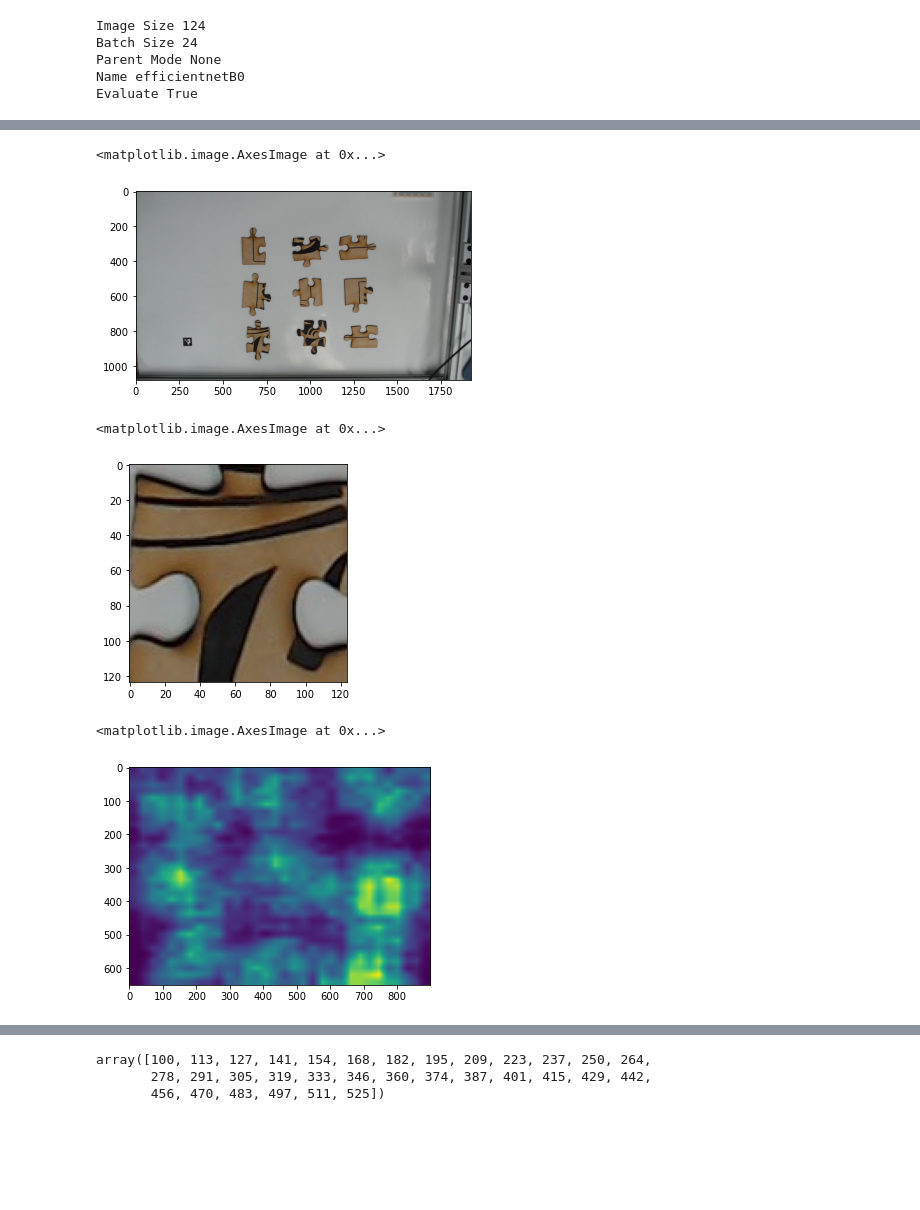
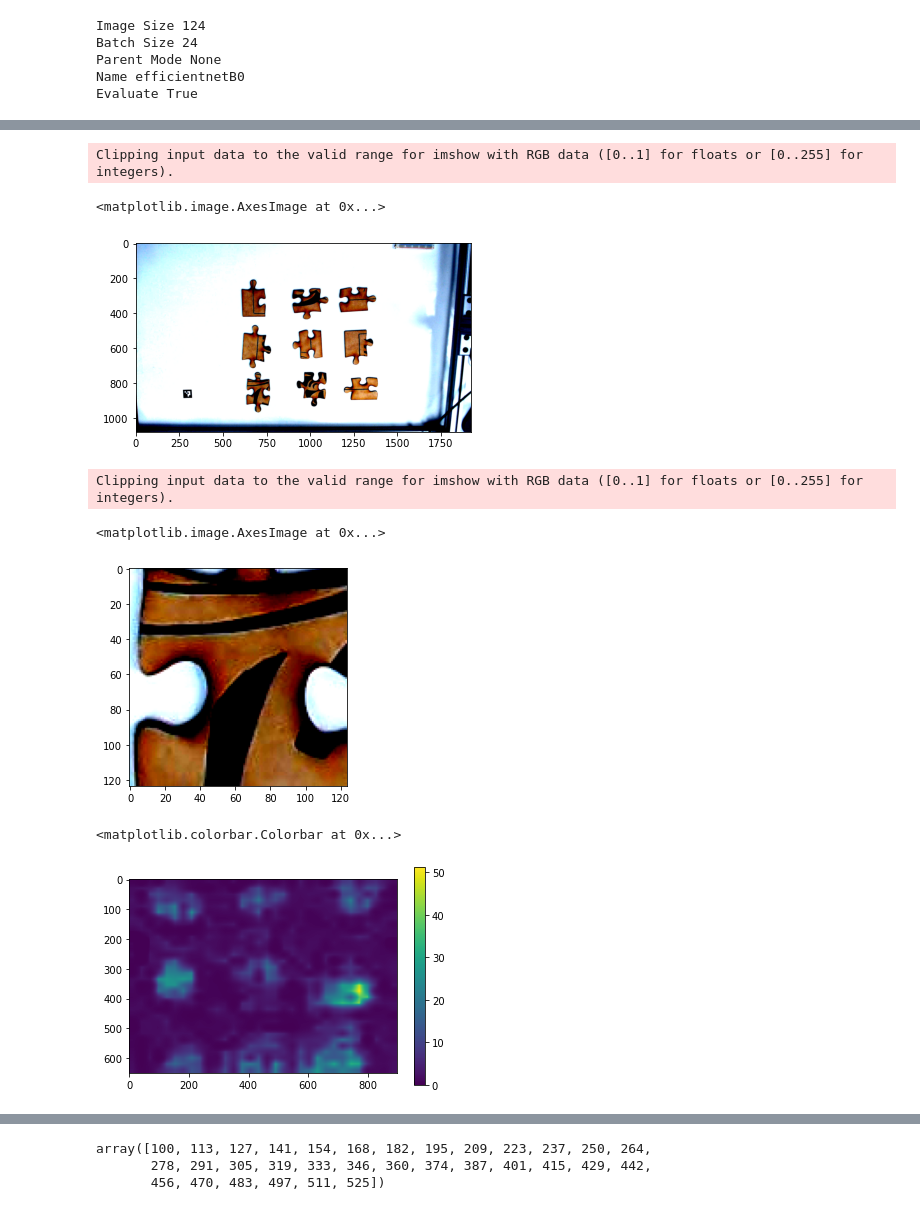
Before and after one commit to ME-134/PuzzleBot, a Jupyter notebook: vision/Pytorch Eval.ipynb, the cells around one changed output, grey strips where cells are left out. Saved outputs shown, nothing was run; the diff lists cells and outputs as text; code cells hidden in the pictures; blank space fills up the shorter version.

```diff
--- a/vision/Pytorch Eval.ipynb
+++ b/vision/Pytorch Eval.ipynb
@@ -39,7 +39,9 @@ Name efficientnetB0
 Evaluate True
 # %%
 img_big = cv2.cvtColor(cv2.imread('grid1.jpg'), cv2.COLOR_BGR2RGB)
+img_big = ((img_big / 255.0) - np.array([0.485, 0.456, 0.406])) / np.array([0.229, 0.224, 0.225])
 img = cv2.cvtColor(cv2.imread('grid2.jpg'), cv2.COLOR_BGR2RGB)
+img = ((img / 255.0) - np.array([0.485, 0.456, 0.406])) / np.array([0.229, 0.224, 0.225])
 # img = cv2.resize(img, (124, 124))
 # %%
 img_big = img_big[250:900, 500:1400]
@@ -51,15 +54,17 @@ plt.imshow(img_big)
 # %%
-plt.imshow(img)
+plt.imshow(img+0.5)
 # %% [output]
-<matplotlib.image.AxesImage at 0x...>
+Clipping input data to the valid range for imshow with RGB data ([0..1] for floats or [0..255] for integers).
+<matplotlib.image.AxesImage at 0x...>
-[figure, old version]
+[figure, new version]
 # %%
-x = 635
-y = 770
-plt.imshow(img[y:y+124*1, x:x+124*1])
+x = 630
+y = 780
+plt.imshow(img[y:y+124*1, x:x+124*1] + 0.5)
 # %% [output]
-<matplotlib.image.AxesImage at 0x...>
+Clipping input data to the valid range for imshow with RGB data ([0..1] for floats or [0..255] for integers).
+<matplotlib.image.AxesImage at 0x...>
-[figure, old version]
+[figure, new version]
 # %%
 img = img[y:y+124*1, x:x+124*1]
 # %%
@@ -78,8 +83,9 @@ for chunk in (chunks):
     score = ((ref_pred - pred) ** 2).mean().cpu().detach().numpy()
     scores.append(score)
 # %%
-plt.imshow((np.max(scores) - cv2.resize(np.array(scores).reshape(n_chunk, n_chunk), (img_big.shape[1], img_big.shape[0])))**3)
+plt.imshow((np.max(scores) - cv2.resize(np.array(scores).reshape(n_chunk, n_chunk), (img_big.shape[1], img_big.shape[0])))**30)
+plt.colorbar()
 # %% [output]
-<matplotlib.image.AxesImage at 0x...>
+<matplotlib.colorbar.Colorbar at 0x...>
-[figure, old version]
+[figure, new version]
 # %%
```
Also changed, not shown: parts of 6 cells of this notebook, 25 other files.
